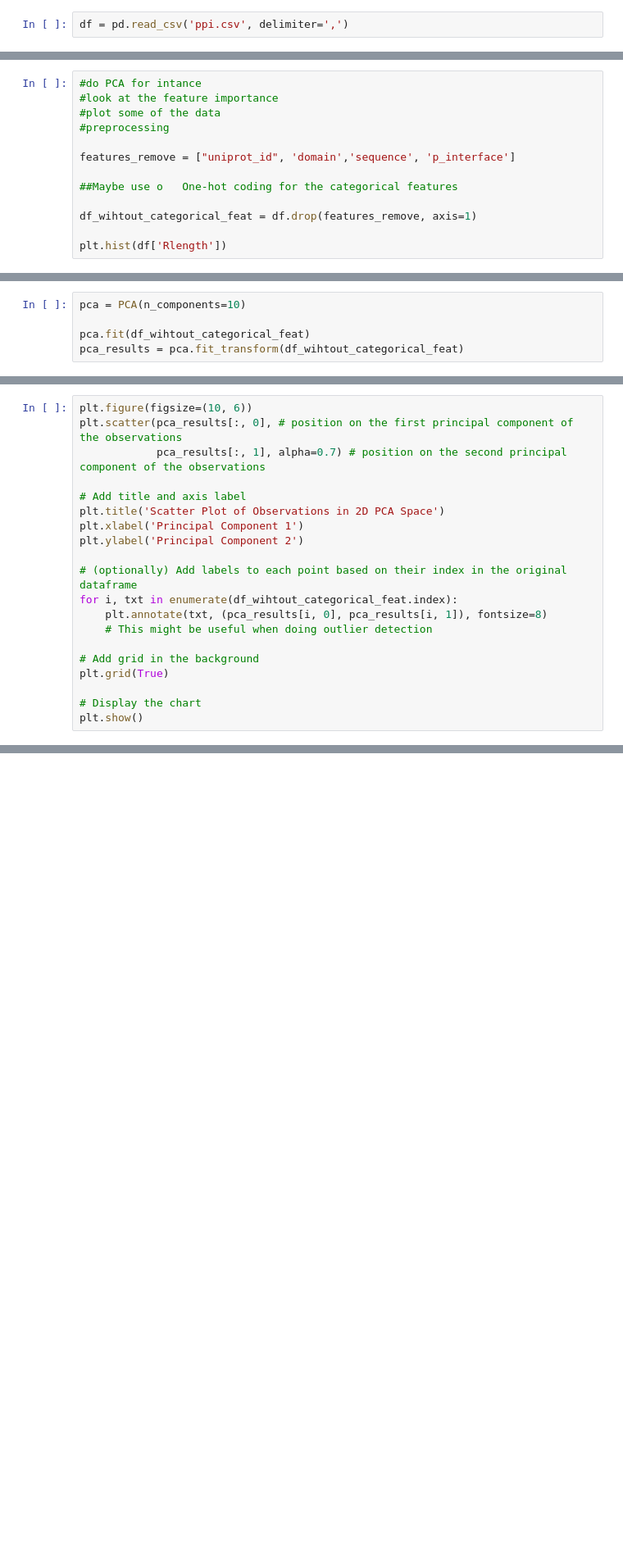
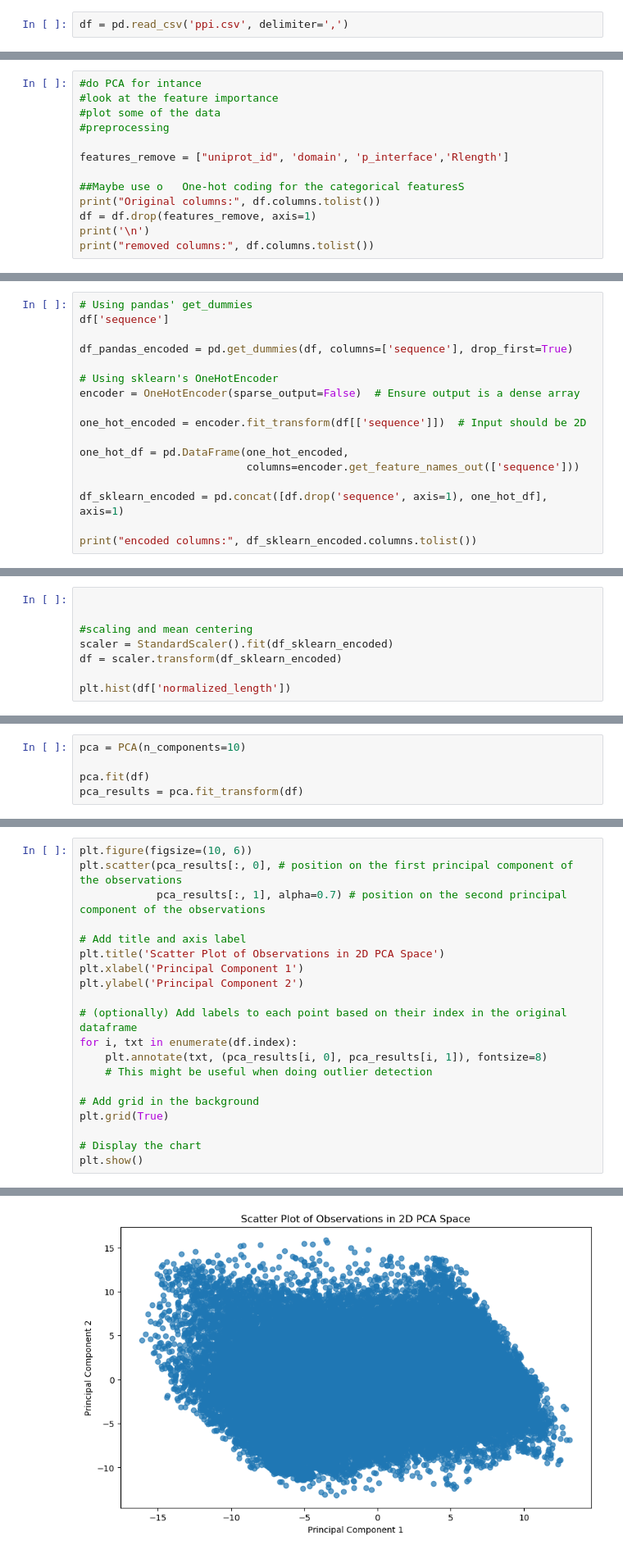
Before and after one commit to youpze/ScML, a Jupyter notebook: analysis.ipynb, the cells around one changed output, grey strips where cells are left out. Shown: that part at 82% size. Saved outputs shown, nothing was run; the diff lists cells and outputs as text; blank space fills up the shorter version.

```diff
--- a/analysis.ipynb
+++ b/analysis.ipynb
@@ -18,10 +38,10 @@ print(df.head())
 #plot some of the data
 #preprocessing
 
-features_remove = ["uniprot_id", 'domain','sequence', 'p_interface']
+features_remove = ["uniprot_id", 'domain', 'p_interface','Rlength']
 
-##Maybe use o	One-hot coding for the categorical features
-
-df_wihtout_categorical_feat = df.drop(features_remove, axis=1)
-
-plt.hist(df['Rlength'])
+##Maybe use o	One-hot coding for the categorical featuresS
+print("Original columns:", df.columns.tolist())
+df = df.drop(features_remove, axis=1)
+print('\n')
+print("removed columns:", df.columns.tolist())
@@ -35,0 +66,17 @@ shapiro(df['normalized_length'])
+# %%
+# Using pandas' get_dummies
+df['sequence']
+
+df_pandas_encoded = pd.get_dummies(df, columns=['sequence'], drop_first=True)
+
+# Using sklearn's OneHotEncoder
+encoder = OneHotEncoder(sparse_output=False)  # Ensure output is a dense array
+
+one_hot_encoded = encoder.fit_transform(df[['sequence']])  # Input should be 2D
+
+one_hot_df = pd.DataFrame(one_hot_encoded,
+                          columns=encoder.get_feature_names_out(['sequence']))
+
+df_sklearn_encoded = pd.concat([df.drop('sequence', axis=1), one_hot_df], axis=1)
+
+print("encoded columns:", df_sklearn_encoded.columns.tolist())
@@ -35,0 +85,8 @@ shapiro(df['normalized_length'])
+# %%
+
+
+#scaling and mean centering
+scaler = StandardScaler().fit(df_sklearn_encoded)
+df = scaler.transform(df_sklearn_encoded)
+
+plt.hist(df['normalized_length'])
@@ -36,8 +95,8 @@ shapiro(df['normalized_length'])
 # %%
 pca = PCA(n_components=10)
 
-pca.fit(df_wihtout_categorical_feat)
-pca_results = pca.fit_transform(df_wihtout_categorical_feat)
+pca.fit(df)
+pca_results = pca.fit_transform(df)
 # %%
 explained_variance = pca.explained_variance_ratio_
 
@@ -74,7 +135,7 @@ plt.xlabel('Principal Component 1')
 plt.ylabel('Principal Component 2')
 
 # (optionally) Add labels to each point based on their index in the original dataframe
-for i, txt in enumerate(df_wihtout_categorical_feat.index):
+for i, txt in enumerate(df.index):
     plt.annotate(txt, (pca_results[i, 0], pca_results[i, 1]), fontsize=8)
     # This might be useful when doing outlier detection
 
@@ -83,3 +144,4 @@ plt.grid(True)
 
 # Display the chart
 plt.show()
+# %% [output]
@@ -85,0 +149 @@ plt.show()
+[figure, added]
```
Also changed, not shown: parts of 9 cells of this notebook.
